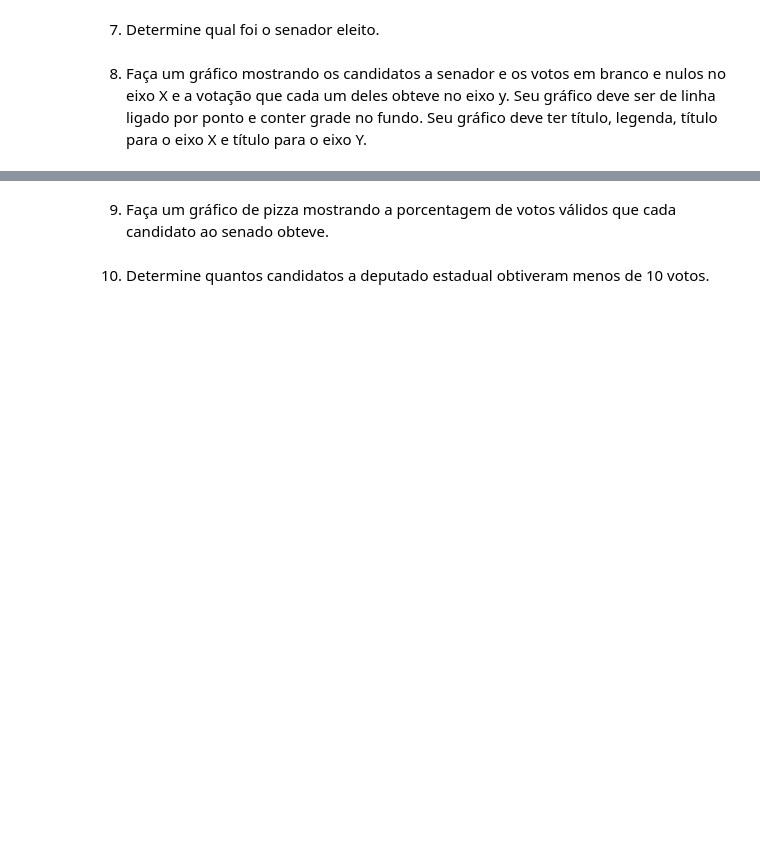
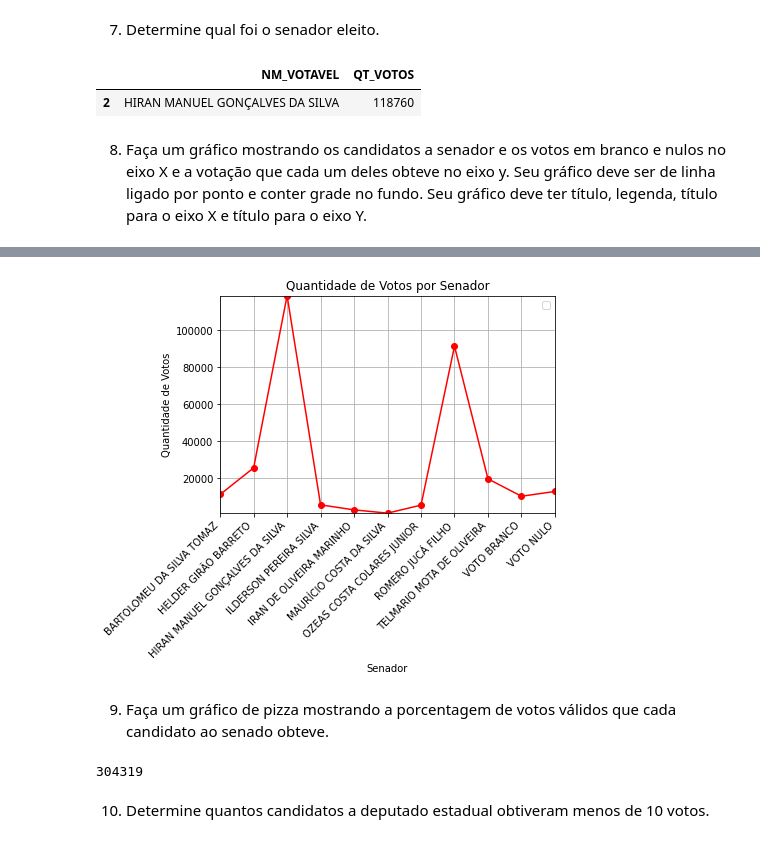
Before and after one commit to valuedriven/dataanalysis, a Jupyter notebook: trabalho2.ipynb, the cells around one changed output, grey strips where cells are left out. Drawn from its saved outputs; the diff is of its cells as text; code cells hidden in the pictures; blank space fills up the shorter version.

```diff
--- a/trabalho2.ipynb
+++ b/trabalho2.ipynb
@@ -94,0 +79,4 @@ df.groupby(['DS_CARGO','NM_VOTAVEL']).sum()
+# %%
+lista_senadores = df[(df["DS_CARGO"] == 'SENADOR')]
+df_senadores = lista_senadores.groupby('NM_VOTAVEL')['QT_VOTOS'].sum().reset_index()
+df_senadores
@@ -97,4 +100,26 @@ df.groupby(['DS_CARGO','NM_VOTAVEL']).sum()
 # %% [markdown]
 7. Determine qual foi o senador eleito.
+# %%
+index = df_senadores['QT_VOTOS'].idxmax()
+df_senadores.iloc[[index]]
+# %% [output]
+|  | NM_VOTAVEL | QT_VOTOS |
+| 2 | HIRAN MANUEL GONÇALVES DA SILVA | 118760 |
 # %% [markdown]
 8. Faça um gráfico mostrando os candidatos a senador e os votos em branco e nulos no eixo X e a votação que cada um deles obteve no eixo y. Seu gráfico deve ser de linha ligado por ponto e conter grade no fundo. Seu gráfico deve ter título, legenda, título para o eixo X e título para o eixo Y.
+# %%
+import matplotlib.pyplot as plt
+
+candidatos = df_senadores.NM_VOTAVEL
+votos = df_senadores.QT_VOTOS
+
+plt.plot(candidatos, votos, 'ro-')
+plt.title("Quantidade de Votos por Senador")
+plt.legend()
+plt.xlabel('Senador')
+plt.xticks(rotation=45, ha='right')
+plt.ylabel('Quantidade de Votos')
+plt.grid(b='on')
+plt.autoscale(enable=True, axis='both', tight=True)
+plt.show()
+# %% [output]
@@ -101,4 +127,10 @@ df.groupby(['DS_CARGO','NM_VOTAVEL']).sum()
+[figure, added]
 # %% [markdown]
 9. Faça um gráfico de pizza mostrando a porcentagem de votos válidos que cada candidato ao senado obteve.
+# %%
+total_votos = df_senadores['QT_VOTOS'].sum()
+total_votos
+# %% [output]
+304319
 # %% [markdown]
 10. Determine quantos candidatos a deputado estadual obtiveram menos de 10 votos.
```
Also changed, not shown: parts of 5 cells of this notebook.
